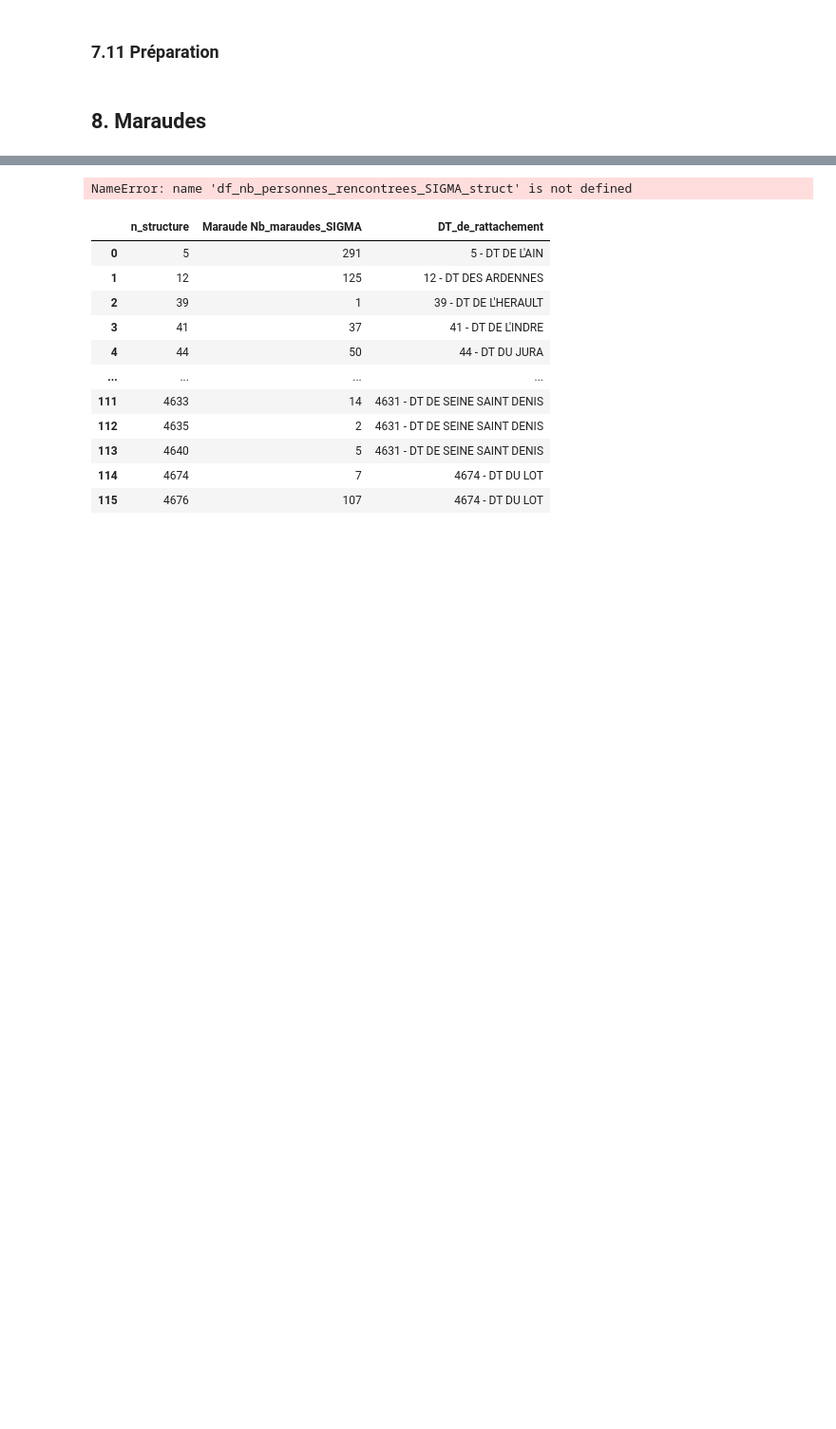
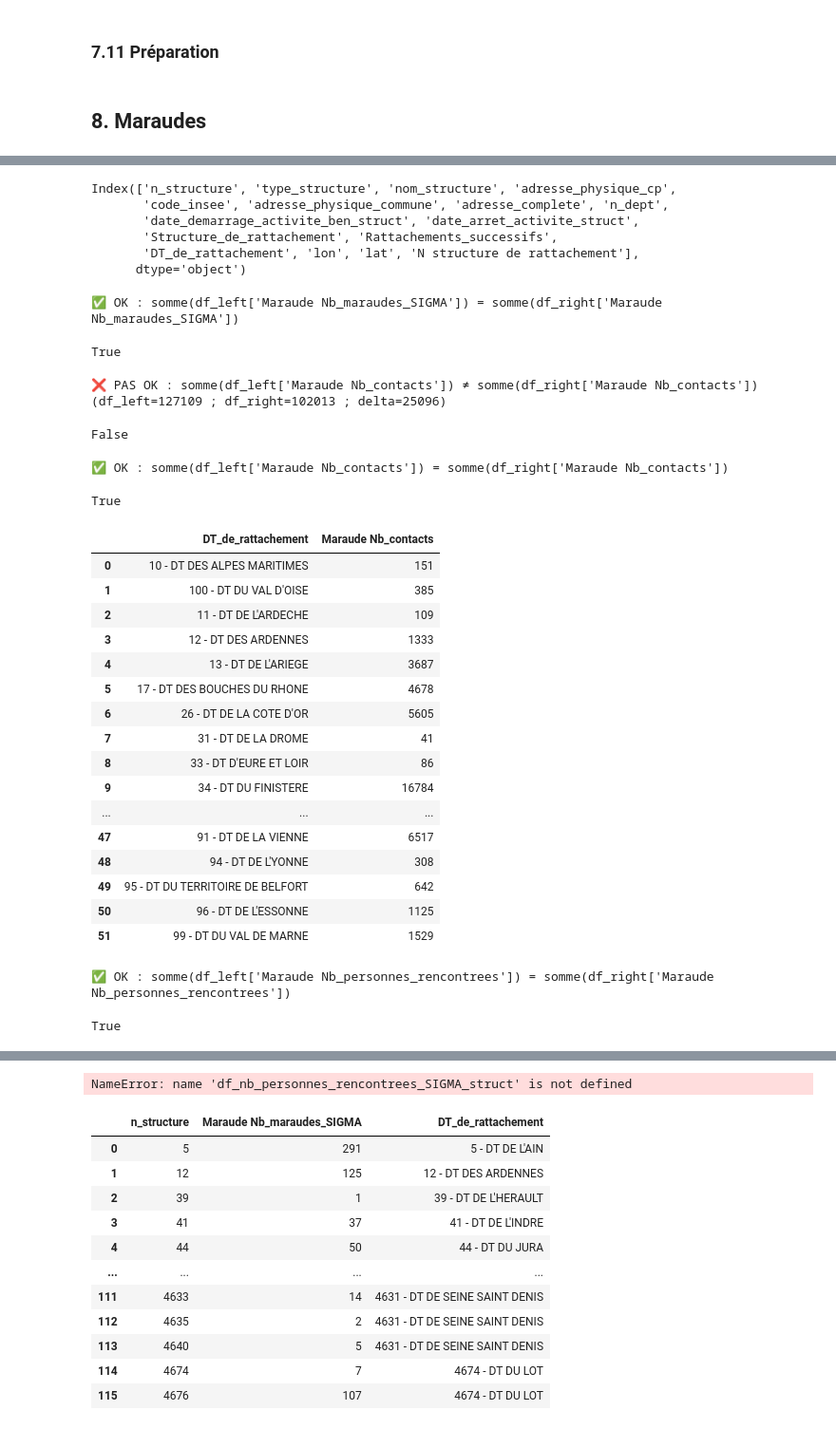
Before and after one commit to Croix-rouge-test/Code-PAT, a Jupyter notebook: Code_CSA.ipynb, the cells around one changed output, grey strips where cells are left out. Shown at 95% size. Saved outputs shown, nothing was run; the diff lists cells and outputs as text; code cells hidden in the pictures; blank space fills up the shorter version.

```diff
--- a/Code_CSA.ipynb
+++ b/Code_CSA.ipynb
@@ -341,0 +444,23 @@ NameError: name 'df_nb_personnes_rencontrees_SIGMA_struct' is not defined
+# %%
+df_ref_structure.columns
+# %% [output]
+Index(['n_structure', 'type_structure', 'nom_structure', 'adresse_physique_cp',
+       'code_insee', 'adresse_physique_commune', 'adresse_complete', 'n_dept',
+       'date_demarrage_activite_ben_struct', 'date_arret_activite_struct',
+       'Structure_de_rattachement', 'Rattachements_successifs',
+       'DT_de_rattachement', 'lon', 'lat', 'N structure de rattachement'],
+      dtype='object')
+# %%
+check_same_col_sum(df_Nb_maraudes_SIGMA_struct,df_Nb_maraudes_SIGMA_DT,"Maraude Nb_maraudes_SIGMA")
+# %% [output]
+✅ OK : somme(df_left['Maraude Nb_maraudes_SIGMA']) = somme(df_right['Maraude Nb_maraudes_SIGMA'])
+True
+# %%
+check_same_col_sum(
+    df_nb_contacts_SIGMA_struct,
+    df_nb_contacts_SIGMA_DT,
+    "Maraude Nb_contacts"
+)
+# %% [output]
+❌ PAS OK : somme(df_left['Maraude Nb_contacts']) ≠ somme(df_right['Maraude Nb_contacts']) (df_left=127109 ; df_right=102013 ; delta=25096)
+False
@@ -341,0 +473,46 @@ NameError: name 'df_nb_personnes_rencontrees_SIGMA_struct' is not defined
+# %%
+df_nb_contacts_SIGMA_DT_from_struct = (
+    df_nb_contacts_SIGMA_struct
+    .groupby("DT_de_rattachement", as_index=False)["Maraude Nb_contacts"]
+    .sum()
+)
+
+
+
+check_same_col_sum(
+    df_nb_contacts_SIGMA_struct,
+    df_nb_contacts_SIGMA_DT_from_struct,
+    "Maraude Nb_contacts"
+)
+# %% [output]
+✅ OK : somme(df_left['Maraude Nb_contacts']) = somme(df_right['Maraude Nb_contacts'])
+True
+# %%
+df_nb_contacts_SIGMA_DT_from_struct
+# %% [output]
+|  | DT_de_rattachement | Maraude Nb_contacts |
+| 0 | 10 - DT DES ALPES MARITIMES | 151 |
+| 1 | 100 - DT DU VAL D'OISE | 385 |
+| 2 | 11 - DT DE L'ARDECHE | 109 |
+| 3 | 12 - DT DES ARDENNES | 1333 |
+| 4 | 13 - DT DE L'ARIEGE | 3687 |
+| 5 | 17 - DT DES BOUCHES DU RHONE | 4678 |
+| 6 | 26 - DT DE LA COTE D'OR | 5605 |
+| 7 | 31 - DT DE LA DROME | 41 |
+| 8 | 33 - DT D'EURE ET LOIR | 86 |
+| 9 | 34 - DT DU FINISTERE | 16784 |
+| ... | ... | ... |
+| 47 | 91 - DT DE LA VIENNE | 6517 |
+| 48 | 94 - DT DE L'YONNE | 308 |
+| 49 | 95 - DT DU TERRITOIRE DE BELFORT | 642 |
+| 50 | 96 - DT DE L'ESSONNE | 1125 |
+| 51 | 99 - DT DU VAL DE MARNE | 1529 |
+# %%
+check_same_col_sum(
+    df_max_nb_personnes_struct,
+    df_max_nb_personnes,
+    "Maraude Nb_personnes_rencontrees"
+)
+# %% [output]
+✅ OK : somme(df_left['Maraude Nb_personnes_rencontrees']) = somme(df_right['Maraude Nb_personnes_rencontrees'])
+True
```
Also changed, not shown: parts of 16 cells of this notebook.
